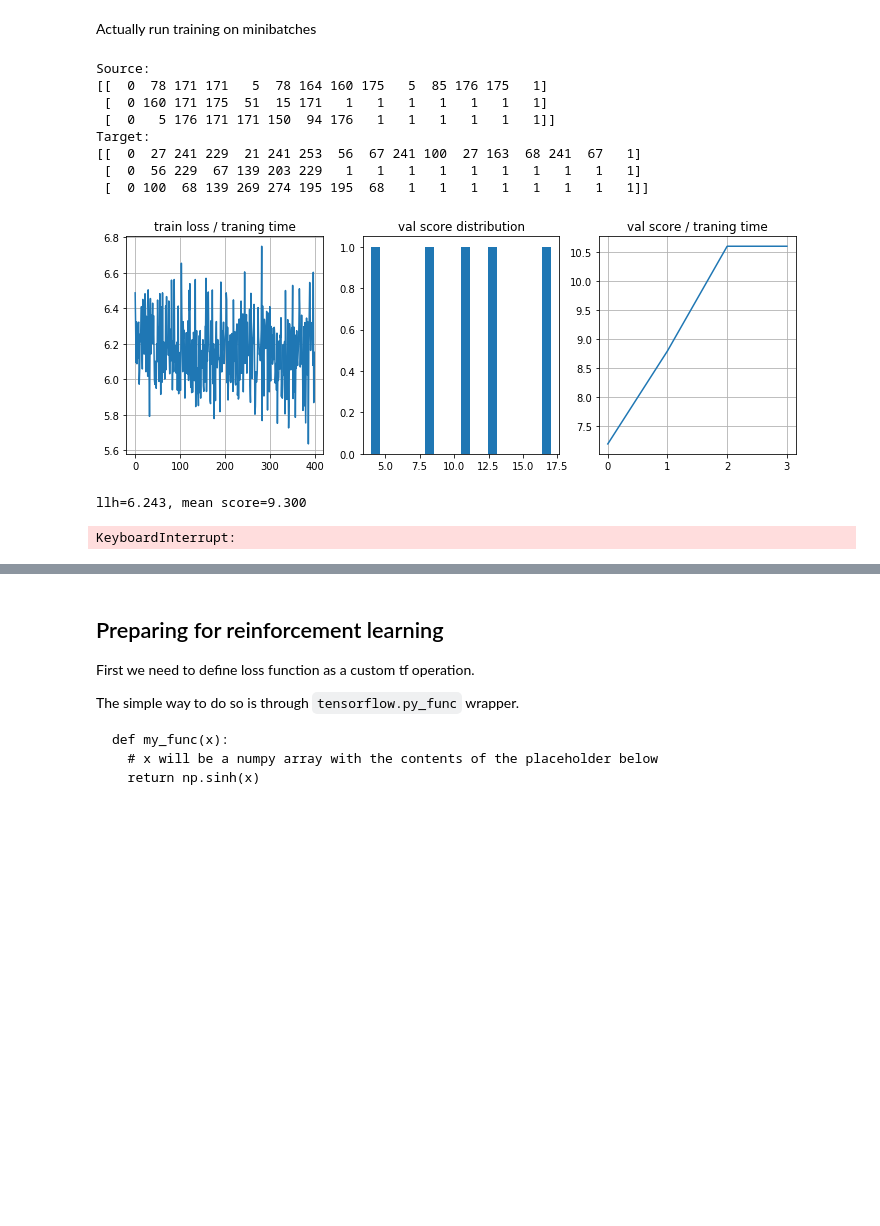
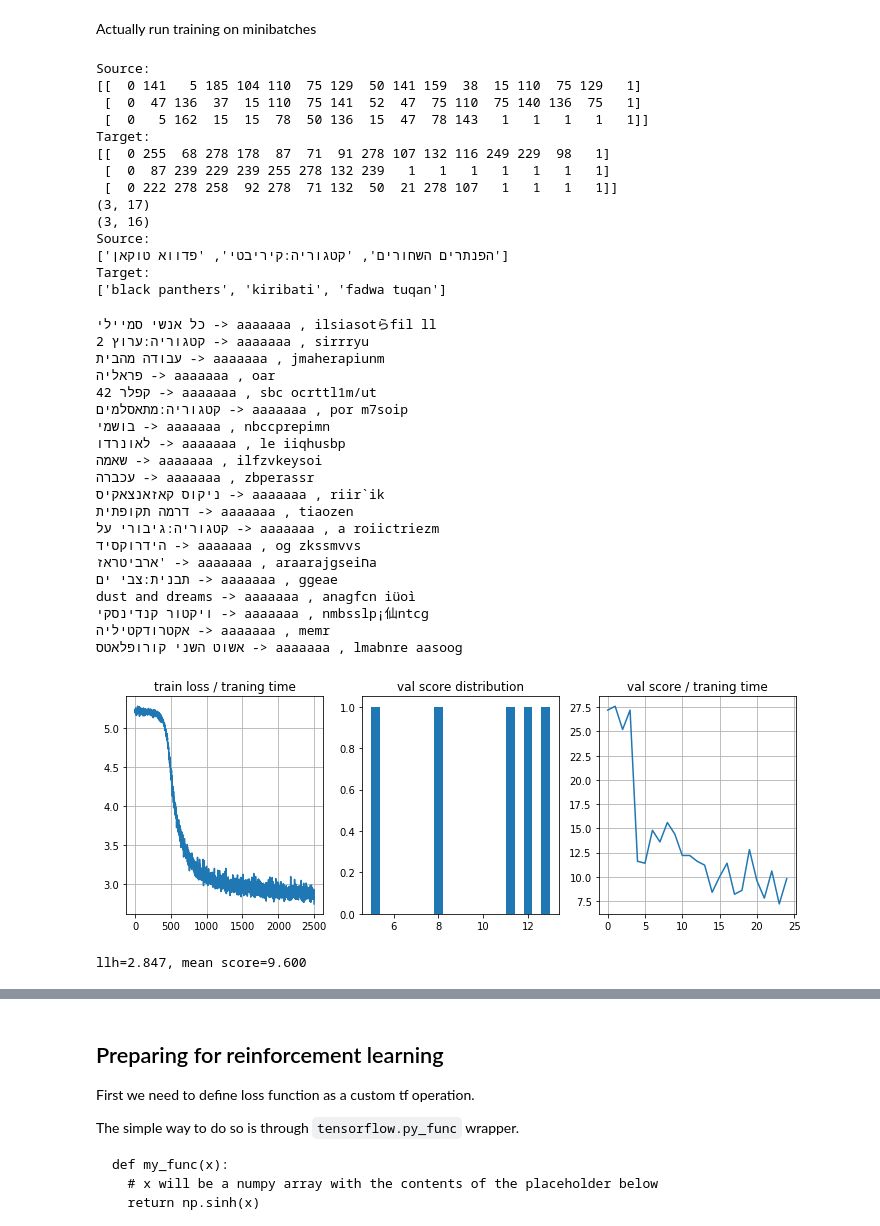
Before and after one commit to Artem531/RL_coursera, a Jupyter notebook: week6_outro/seq2seq/practice_tf.ipynb, the cells around one changed output, grey strips where cells are left out. Drawn from its saved outputs; the diff is of its cells as text; code cells hidden in the pictures; blank space fills up the shorter version.

Commit message:
Add seq2seq (with problems) agent use the same template for all words -> useless adventage

```diff
--- a/week6_outro/seq2seq/practice_tf.ipynb
+++ b/week6_outro/seq2seq/practice_tf.ipynb
@@ -212,6 +212,7 @@ Log-probabilities (clipped):
 # Prepare any operations you want here
 input_sequence = tf.placeholder('int32', [None,None])
 greedy_translations, logp = model.symbolic_translate(input_sequence, greedy=True)
+smart_translations, logp = model.symbolic_translate(input_sequence, greedy=False)
 
 def translate(lines):
     """
@@ -228,6 +229,22 @@ def translate(lines):
 
     # Convert translations back into strings
     return out_voc.to_lines(trans_ix)
+
+def smart_translate(lines):
+    """
+    You are given a list of input lines.
+    Make your neural network translate them.
+    :return: a list of output lines
+    """
+    # Convert lines to a matrix of indices
+    lines_ix = inp_voc.to_matrix(batch_lines)
+    #print(type(lines_ix))
+    #tf.placeholder_with_default(lines_ix,[None,None])
+    # Compute translations in form of indices
+    trans_ix = s.run(smart_translations, {input_sequence: lines_ix})
+
+    # Convert translations back into strings
+    return out_voc.to_lines(trans_ix)
 # %%
 print("Sample inputs:",all_words[:3])
 print("Dummy translations:",translate(all_words[:3]))
@@ -303,7 +320,11 @@ class supervised_training:
     loss = tf.reduce_sum(crossentropy * mask)/tf.reduce_sum(mask)
 
     # Build weights optimizer. Use model.weights to get all trainable params.
-    train_step = model.weights
+    grads = tf.gradients(loss, model.weights)
+    grads = tf.clip_by_global_norm(grads,50)[0]
+
+    train_step = tf.train.AdamOptimizer(learning_rate=1e-5).apply_gradients(zip(grads, model.weights,))
+
 
 
 # intialize optimizer params while keeping model intact
@@ -328,19 +350,32 @@ def sample_batch(words, word_to_translation, batch_size):
     return inp_voc.to_matrix(batch_words), out_voc.to_matrix(batch_trans)
 # %%
 bx,by = sample_batch(train_words, word_to_translation, batch_size=3)
+
 print("Source:")
 print(bx)
 print("Target:")
 print(by)
+print(np.shape(bx))
+print(np.shape(by))
+print("Source:")
+print(inp_voc.to_lines(bx))
+print("Target:")
+print(out_voc.to_lines(by))
 # %% [output]
 Source:
-[[  0  78 171 171   5  78 164 160 175   5  85 176 175   1]
- [  0 160 171 175  51  15 171   1   1   1   1   1   1   1]
- [  0   5 176 171 171 150  94 176   1   1   1   1   1   1]]
+[[  0 141   5 185 104 110  75 129  50 141 159  38  15 110  75 129   1]
+ [  0  47 136  37  15 110  75 141  52  47  75 110  75 140 136  75   1]
+ [  0   5 162  15  15  78  50 136  15  47  78 143   1   1   1   1   1]]
 Target:
-[[  0  27 241 229  21 241 253  56  67 241 100  27 163  68 241  67   1]
- [  0  56 229  67 139 203 229   1   1   1   1   1   1   1   1   1   1]
- [  0 100  68 139 269 274 195 195  68   1   1   1   1   1   1   1   1]]
+[[  0 255  68 278 178  87  71  91 278 107 132 116 249 229  98   1]
+ [  0  87 239 229 239 255 278 132 239   1   1   1   1   1   1   1]
+ [  0 222 278 258  92 278  71 132  50  21 278 107   1   1   1   1]]
+(3, 17)
+(3, 16)
+Source:
+['הפנתרים השחורים', 'קטגוריה:קיריבטי', 'פדווא טוקאן']
+Target:
+['black panthers', 'kiribati', 'fadwa tuqan']
 # %%
 from IPython.display import clear_output
 from tqdm import tqdm,trange #or use tqdm_notebook,tnrange
@@ -348,41 +383,62 @@ from tqdm import tqdm,trange #or use tqdm_notebook,tnrange
 loss_history=[]
 editdist_history = []
 
-for i in trange(25000):
+for i in trange(2500):
     bx,by = sample_batch(train_words, word_to_translation, 32)
 
     feed_dict = {
         supervised_training.input_sequence:bx,
         supervised_training.reference_answers:by
     }
 
     loss,_ = s.run([supervised_training.loss,supervised_training.train_step],feed_dict)
     loss_history.append(loss)
 
     if (i+1)%REPORT_FREQ==0:
         clear_output(True)
+        for word in train_words[:20]:
+            print("%s -> %s , %s "%(word,translate([word])[0], smart_translate([word])[0]))
         current_scores = score(test_words)
         editdist_history.append(current_scores.mean())
         plt.figure(figsize=(12,4))
         plt.subplot(131)
         plt.title('train loss / traning time')
         plt.plot(loss_history)
         plt.grid()
         plt.subplot(132)
         plt.title('val score distribution')
         plt.hist(current_scores, bins = 20)
         plt.subplot(133)
         plt.title('val score / traning time')
         plt.plot(editdist_history)
         plt.grid()
         plt.show()
         print("llh=%.3f, mean score=%.3f"%(np.mean(loss_history[-10:]),np.mean(editdist_history[-10:])))
 
 # Note: it's okay if loss oscillates up and down as long as it gets better on average over long term (e.g. 5k batches)
 # %% [output]
+כל אנשי סמיילי -> aaaaaaa , ilsiasotらfil ll
+קטגוריה:ערוץ 2 -> aaaaaaa , sirrryu
+עבודה מהבית -> aaaaaaa , jmaherapiunm
+פראליה -> aaaaaaa , oar
+קפלר 42 -> aaaaaaa , sbc ocrttl1m/ut
+קטגוריה:מתאסלמים -> aaaaaaa , por m7soip
+בושמי -> aaaaaaa , nbccprepimn
+לאונרדו -> aaaaaaa , le iiqhusbp
+שאמה -> aaaaaaa , ilfzvkeysoi
+עכברה -> aaaaaaa , zbperassr
+ניקוס קאזאנצאקיס -> aaaaaaa , riir`ik
+דרמה תקופתית -> aaaaaaa , tiaozen
+קטגוריה:גיבורי על -> aaaaaaa , a roiictriezm
+הידרוקסיד -> aaaaaaa , og zkssmvvs
+ארביטראז' -> aaaaaaa , araarajgseiחa
+תבנית:צבי ים -> aaaaaaa , ggeae
+dust and dreams -> aaaaaaa , anagfcn iüoì
+ויקטור קנדינסקי -> aaaaaaa , nmbsslp¡仙ntcg
+אקטרודקטיליה -> aaaaaaa , memr
+אשוט השני קורופלאטס -> aaaaaaa , lmabnre aasoog
-[figure, old version]
+[figure, new version]
-llh=6.243, mean score=9.300
-KeyboardInterrupt:
+llh=2.847, mean score=9.600
 # %%
 for word in train_words[:10]:
     print("%s -> %s"%(word,translate([word])[0]))
```
Also changed, not shown: parts of 13 cells of this notebook, 2 other files.
